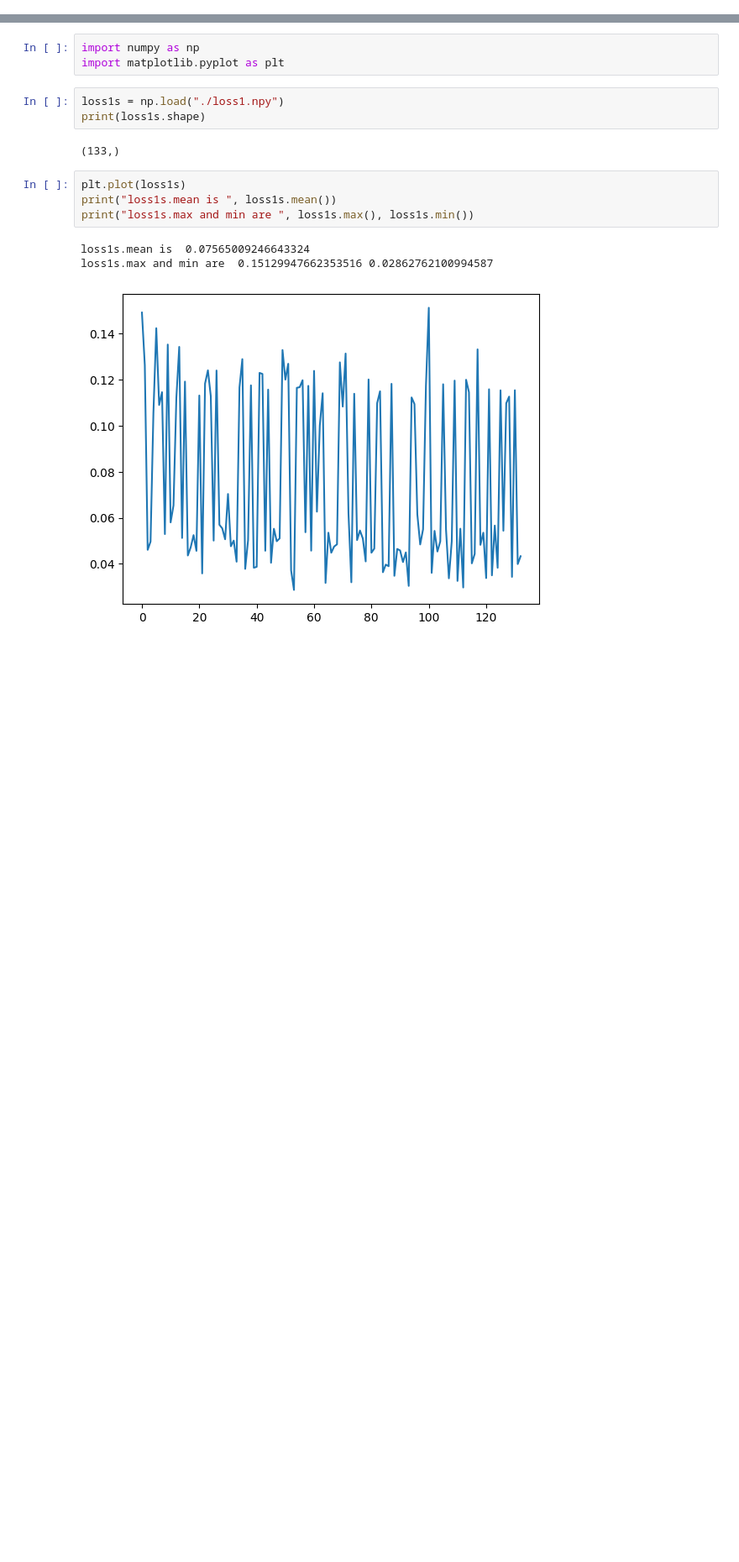
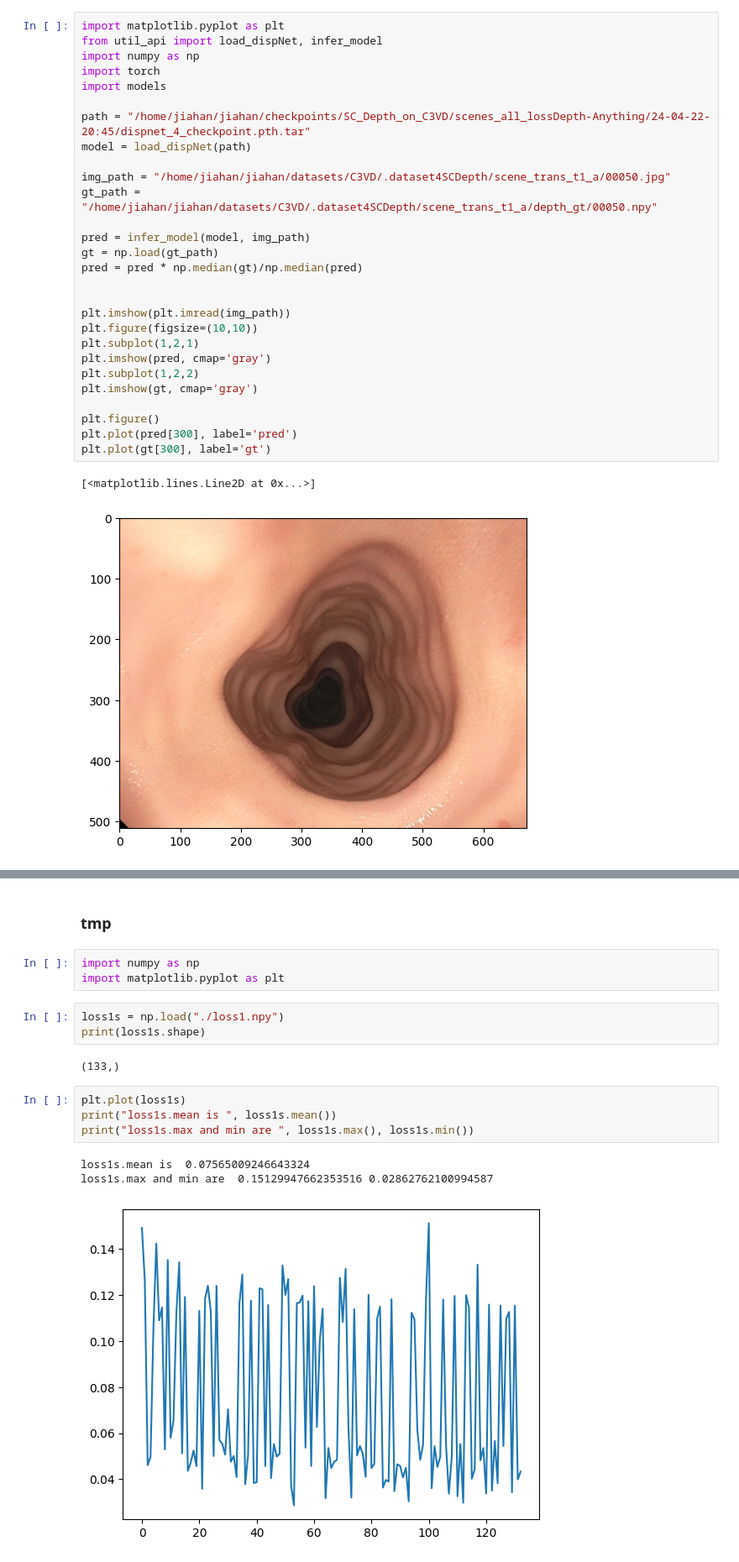
Before and after one commit to isJHan/SC-SfMLearner-Release, a Jupyter notebook: ana.ipynb, the cells around one changed output, grey strips where cells are left out. Shown at 84% size. Cells and saved outputs as stored; diff of their text form; blank space fills up the shorter version.

```diff
--- a/ana.ipynb
+++ b/ana.ipynb
@@ -0,0 +1,31 @@
+# %%
+import matplotlib.pyplot as plt
+from util_api import load_dispNet, infer_model
+import numpy as np
+import torch
+import models
+
+path = "/home/jiahan/jiahan/checkpoints/SC_Depth_on_C3VD/scenes_all_lossDepth-Anything/24-04-22-20:45/dispnet_4_checkpoint.pth.tar"
+model = load_dispNet(path)
+
+img_path = "/home/jiahan/jiahan/datasets/C3VD/.dataset4SCDepth/scene_trans_t1_a/00050.jpg"
+gt_path = "/home/jiahan/jiahan/datasets/C3VD/.dataset4SCDepth/scene_trans_t1_a/depth_gt/00050.npy"
+
+pred = infer_model(model, img_path)
+gt = np.load(gt_path)
+pred = pred * np.median(gt)/np.median(pred)
+
+
+plt.imshow(plt.imread(img_path))
+plt.figure(figsize=(10,10))
+plt.subplot(1,2,1)
+plt.imshow(pred, cmap='gray')
+plt.subplot(1,2,2)
+plt.imshow(gt, cmap='gray')
+
+plt.figure()
+plt.plot(pred[300], label='pred')
+plt.plot(gt[300], label='gt')
+# %% [output]
+[<matplotlib.lines.Line2D at 0x...>]
+[figure, added]
@@ -1,3 +34,5 @@
+# %% [markdown]
+### tmp
 # %%
 import numpy as np
 import matplotlib.pyplot as plt
```
Also changed, not shown: parts of 1 cell of this notebook, 1 other file.
